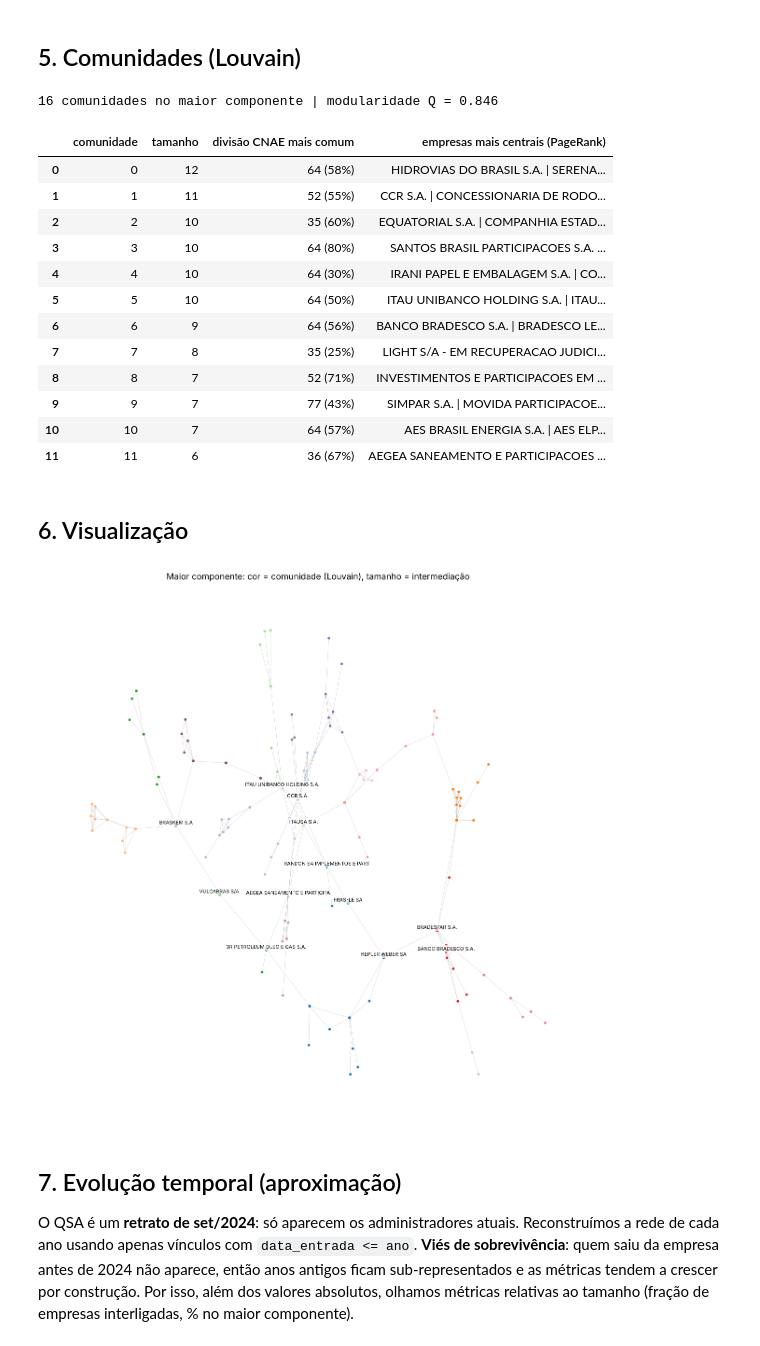
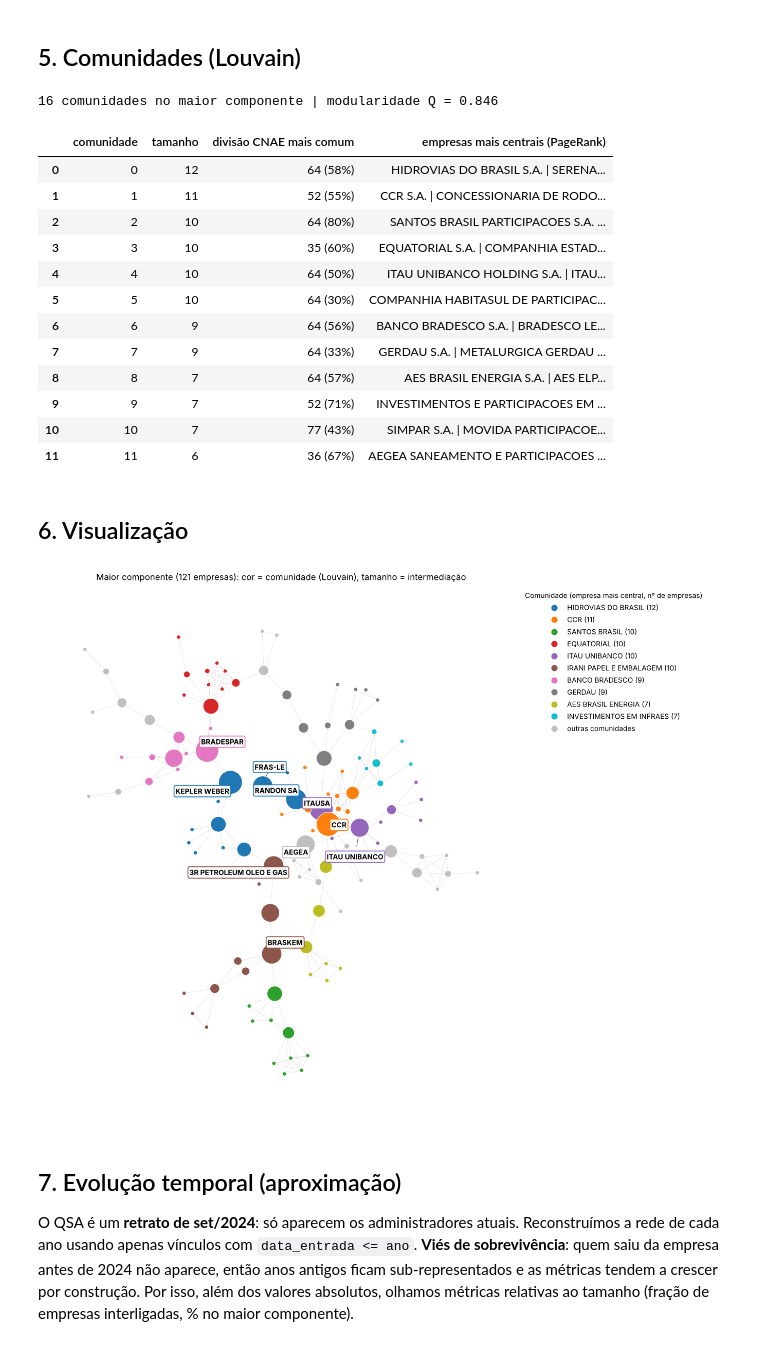
Before and after one commit to viictor1/opt108-rede-societaria, a Jupyter notebook: 02_analise.ipynb, the cells around one changed output. Cells and saved outputs as stored; diff of their text form; code cells hidden in the pictures.

Commit message:
Torna o Louvain deterministico e melhora a figura da rede

```diff
--- a/02_analise.ipynb
+++ b/02_analise.ipynb
@@ -88,7 +88,11 @@ B.add_edges_from(zip(soc.cnpj, soc.pessoa))
 
 empresas_nos = set(soc.cnpj)
 # Projeção unipartida: empresas ligadas se dividem >= 1 administrador; peso = nº de administradores em comum
-G = bipartite.weighted_projected_graph(B, empresas_nos)
+G0 = bipartite.weighted_projected_graph(B, empresas_nos)
+# Reconstrói em ordem fixa: o Louvain depende da ordem dos nós, e conjuntos (set) mudam de ordem a cada execução
+G = nx.Graph()
+G.add_nodes_from(sorted(G0.nodes))
+G.add_edges_from(sorted((min(u, v), max(u, v), d) for u, v, d in G0.edges(data=True)))
 nome = emp.set_index('cnpj').razao_social.to_dict()
 nx.set_node_attributes(G, nome, 'nome')
 
@@ -146,7 +150,7 @@ plt.tight_layout(); plt.savefig('figuras/distribuicao_graus.png'); plt.show()
 ## 4. Centralidades
 # %%
 lcc_nodes = max(nx.connected_components(G), key=len)
-L = G.subgraph(lcc_nodes).copy()
+L = G.subgraph(sorted(lcc_nodes)).copy()
 
 # Para caminhos, peso maior = ligação mais forte = distância menor
 for u, v, d in G.edges(data=True):
@@ -237,7 +241,7 @@ top_pessoas
 ## 5. Comunidades (Louvain)
 # %%
 comms = nx.community.louvain_communities(L, weight='weight', seed=SEED)
-comms = sorted(comms, key=len, reverse=True)
+comms = sorted(comms, key=lambda c: (-len(c), min(c)))  # ordem fixa
 Q = nx.community.modularity(L, comms, weight='weight')
 print(f'{len(comms)} comunidades no maior componente | modularidade Q = {Q:.3f}')
 
@@ -247,7 +251,7 @@ cent['comunidade'] = cent.index.map(comm_de)
 linhas = []
 for i, c in enumerate(comms[:12]):
     sub = cent.loc[list(c)]
-    principais = sub.sort_values('pagerank', ascending=False).nome.str[:35].head(4).tolist()
+    principais = sub.sort_values(['pagerank', 'nome'], ascending=[False, True]).nome.str[:35].head(4).tolist()
     cnae2 = sub.cnae.str[:2].value_counts()
     linhas.append({'comunidade': i, 'tamanho': len(c),
                    'divisão CNAE mais comum': f"{cnae2.index[0]} ({cnae2.iloc[0]/len(c):.0%})",
@@ -259,34 +263,56 @@ pd.set_option('display.max_colwidth', 200); tab_comm
 |  | comunidade | tamanho | divisão CNAE mais comum | empresas mais centrais (PageRank) |
 | 0 | 0 | 12 | 64 (58%) | HIDROVIAS DO BRASIL S.A. | SERENA... |
 | 1 | 1 | 11 | 52 (55%) | CCR S.A. | CONCESSIONARIA DE RODO... |
-| 2 | 2 | 10 | 35 (60%) | EQUATORIAL S.A. | COMPANHIA ESTAD... |
-| 3 | 3 | 10 | 64 (80%) | SANTOS BRASIL PARTICIPACOES S.A. ... |
-| 4 | 4 | 10 | 64 (30%) | IRANI PAPEL E EMBALAGEM S.A. | CO... |
-| 5 | 5 | 10 | 64 (50%) | ITAU UNIBANCO HOLDING S.A. | ITAU... |
+| 2 | 2 | 10 | 64 (80%) | SANTOS BRASIL PARTICIPACOES S.A. ... |
+| 3 | 3 | 10 | 35 (60%) | EQUATORIAL S.A. | COMPANHIA ESTAD... |
+| 4 | 4 | 10 | 64 (50%) | ITAU UNIBANCO HOLDING S.A. | ITAU... |
+| 5 | 5 | 10 | 64 (30%) | COMPANHIA HABITASUL DE PARTICIPAC... |
 | 6 | 6 | 9 | 64 (56%) | BANCO BRADESCO S.A. | BRADESCO LE... |
-| 7 | 7 | 8 | 35 (25%) | LIGHT S/A - EM RECUPERACAO JUDICI... |
-| 8 | 8 | 7 | 52 (71%) | INVESTIMENTOS E PARTICIPACOES EM ... |
-| 9 | 9 | 7 | 77 (43%) | SIMPAR S.A. | MOVIDA PARTICIPACOE... |
-| 10 | 10 | 7 | 64 (57%) | AES BRASIL ENERGIA S.A. | AES ELP... |
+| 7 | 7 | 9 | 64 (33%) | GERDAU S.A. | METALURGICA GERDAU ... |
+| 8 | 8 | 7 | 64 (57%) | AES BRASIL ENERGIA S.A. | AES ELP... |
+| 9 | 9 | 7 | 52 (71%) | INVESTIMENTOS E PARTICIPACOES EM ... |
+| 10 | 10 | 7 | 77 (43%) | SIMPAR S.A. | MOVIDA PARTICIPACOE... |
 | 11 | 11 | 6 | 36 (67%) | AEGEA SANEAMENTO E PARTICIPACOES ... |
 # %% [markdown]
 ## 6. Visualização
 # %%
-pos = nx.spring_layout(L, weight='weight', seed=SEED, k=0.12, iterations=200)
-cores = plt.cm.tab20.colors
-fig, ax = plt.subplots(figsize=(11, 11))
+import re
+def curto(n):
+    n = re.sub(r'\b(S\.?/?A\.?|SA|S/A\.?)\s*$', '', nome[n]).strip(' .-')
+    n = re.sub(r'\bE PARTICIPACOES\b|\bPARTICIPACOES\b|\bHOLDING\b|\bIMPLEMENTOS\b|\bSANEAMENTO\b', '', n)
+    n = re.sub(r'^COMPANHIA\b', 'CIA', n)
+    return ' '.join(n.split())[:24]
+
+# Nome de cada comunidade = empresa com maior PageRank dentro dela
+nome_comm = {i: curto(max(c, key=lambda n: cent.pagerank[n])) for i, c in enumerate(comms)}
+pal = plt.cm.tab10.colors
+cor = lambda n: pal[comm_de[n]] if comm_de[n] < 10 else (0.75, 0.75, 0.75)
+
+pos = nx.kamada_kawai_layout(L, weight=None)
 bet = cent.intermediacao
-nx.draw_networkx_edges(L, pos, alpha=0.15, width=0.5, ax=ax)
-nx.draw_networkx_nodes(L, pos, ax=ax,
-    node_color=[cores[comm_de[n] % 20] for n in L],
-    node_size=[15 + 2500 * bet[n] for n in L], linewidths=0.3, edgecolors='white')
-for n in bet.loc[list(L)].sort_values(ascending=False).head(12).index:
-    ax.annotate(nome[n][:28], pos[n], fontsize=7, ha='center', va='bottom',
-                bbox=dict(boxstyle='round,pad=0.15', fc='white', alpha=0.7, lw=0))
-ax.set_title('Maior componente: cor = comunidade (Louvain), tamanho = intermediação')
+bmax = bet.loc[list(L)].max()
+fig, ax = plt.subplots(figsize=(12, 10))
+nx.draw_networkx_edges(L, pos, alpha=0.25, width=0.6, edge_color='#999999', ax=ax)
+nx.draw_networkx_nodes(L, pos, ax=ax, node_color=[cor(n) for n in L],
+    node_size=[25 + 900 * (bet[n] / bmax) for n in L], linewidths=0.6, edgecolors='white')
+
+from adjustText import adjust_text   # pip install adjustText
+top = bet.loc[list(L)].sort_values(ascending=False).head(10).index
+textos = [ax.text(pos[n][0], pos[n][1], curto(n), fontsize=9, fontweight='bold', ha='center', va='center',
+                  bbox=dict(boxstyle='round,pad=0.2', fc='white', ec=cor(n), lw=1.2, alpha=0.95)) for n in top]
+adjust_text(textos, x=[pos[n][0] for n in L], y=[pos[n][1] for n in L], ax=ax,
+            expand=(1.3, 1.6), arrowprops=dict(arrowstyle='-', color='#555555', lw=0.7))
+
+from matplotlib.lines import Line2D
+leg = [Line2D([0], [0], marker='o', ls='', ms=9, mfc=pal[i], mec='white', label=f'{nome_comm[i]} ({len(comms[i])})')
+       for i in range(min(10, len(comms)))]
+leg.append(Line2D([0], [0], marker='o', ls='', ms=9, mfc=(0.75, 0.75, 0.75), mec='white', label='outras comunidades'))
+ax.legend(handles=leg, title='Comunidade (empresa mais central, nº de empresas)', loc='upper left',
+          bbox_to_anchor=(1.0, 1.0), frameon=False, fontsize=9, title_fontsize=9)
+ax.set_title('Maior componente (121 empresas): cor = comunidade (Louvain), tamanho = intermediação', fontsize=11)
 ax.axis('off'); plt.tight_layout(); plt.savefig('figuras/rede_comunidades.png', bbox_inches='tight'); plt.show()
 # %% [output]
-[figure, old version]
+[figure, new version]
 # %% [markdown]
 ## 7. Evolução temporal (aproximação)
 O QSA é um **retrato de set/2024**: só aparecem os administradores atuais. Reconstruímos a rede de cada ano usando
```
Also changed, not shown: parts of 2 cells of this notebook.
